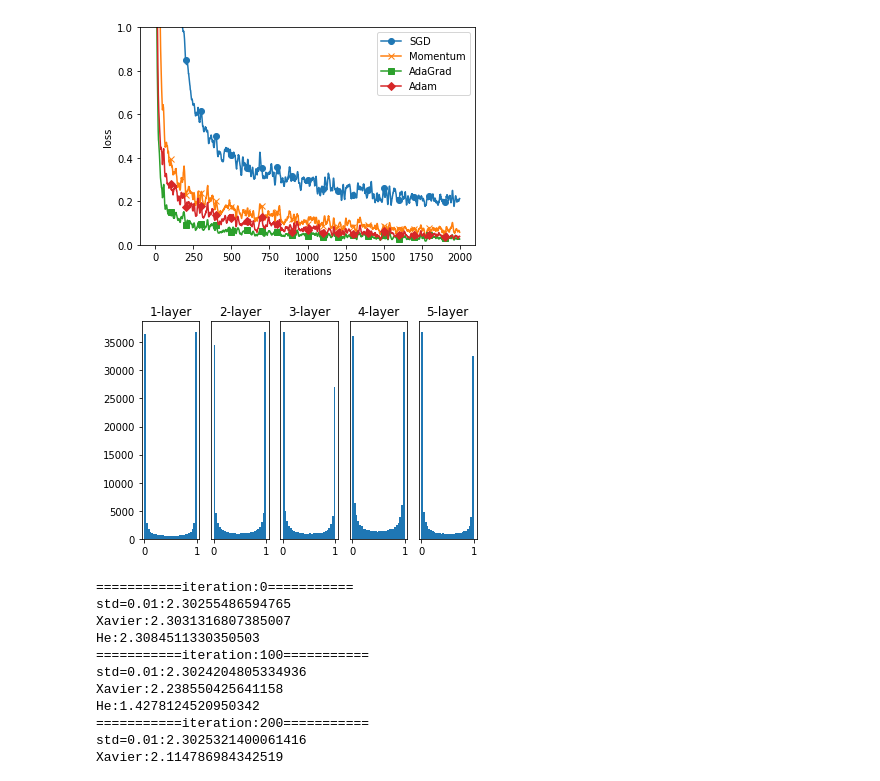
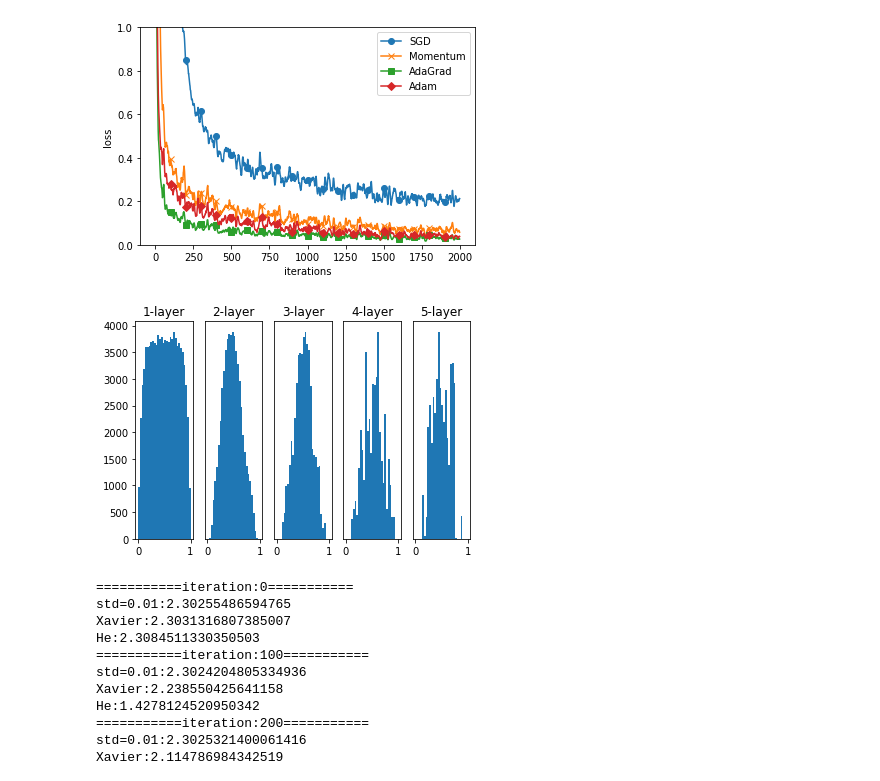
Before and after one commit to jkworldchampion/Military_CodingStudy, a Jupyter notebook: deeplearning/basic_deeplearning_6.ipynb, the cells around one changed output. Saved outputs shown, nothing was run; the diff lists cells and outputs as text; code cells hidden in the pictures.

```diff
--- a/deeplearning/basic_deeplearning_6.ipynb
+++ b/deeplearning/basic_deeplearning_6.ipynb
@@ -198,36 +208,36 @@ x = input_data
 
 for i in range(hidden_layer_size):
     if i != 0:
         x = activations[i-1]
 
     # 초깃값을 다양하게 바꿔가며 실험해보자！
-    w = np.random.randn(node_num, node_num) * 1
+    # w = np.random.randn(node_num, node_num) * 1
     # w = np.random.randn(node_num, node_num) * 0.01
     # w = np.random.randn(node_num, node_num) * np.sqrt(1.0 / node_num)
-    # w = np.random.randn(node_num, node_num) * np.sqrt(2.0 / node_num)
+    w = np.random.randn(node_num, node_num) * np.sqrt(2.0 / node_num)
 
 
     a = np.dot(x, w)
 
 
     # 활성화 함수도 바꿔가며 실험해보자！
     z = sigmoid(a)
     # z = ReLU(a)
     # z = tanh(a)
 
     activations[i] = z
 
 # 히스토그램 그리기
 for i, a in activations.items():
     plt.subplot(1, len(activations), i+1)
     plt.title(str(i+1) + "-layer")
     if i != 0: plt.yticks([], [])
     # plt.xlim(0.1, 1)
     # plt.ylim(0, 7000)
     plt.hist(a.flatten(), 30, range=(0,1))
 plt.show()
 # %% [output]
-[figure, old version]
+[figure, new version]
 # %%
 # coding: utf-8
 import os
```
Also changed, not shown: parts of 3 cells of this notebook.
